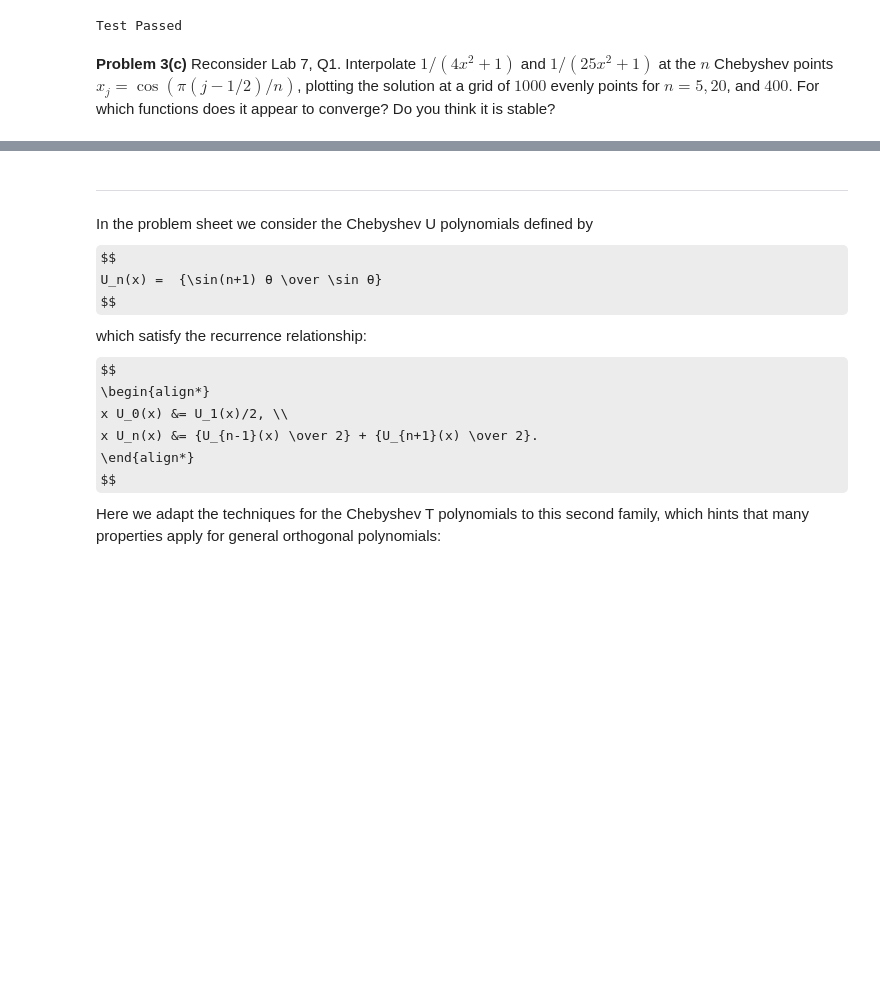
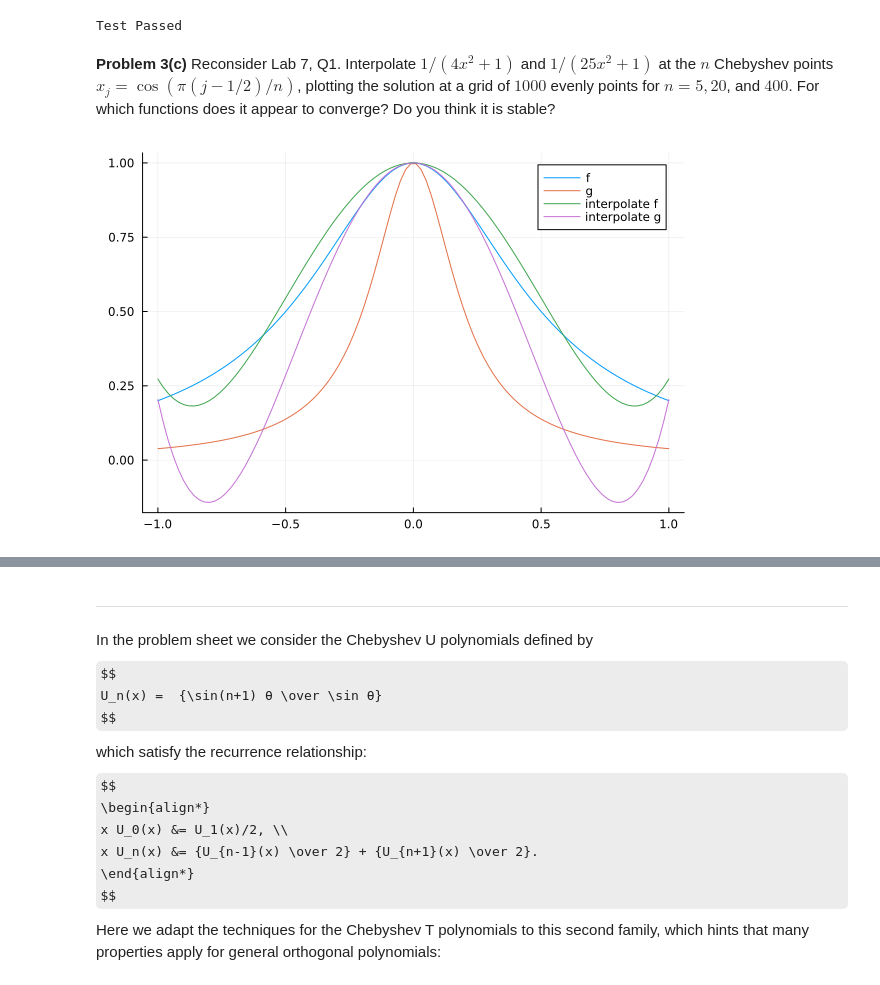
Before and after one commit to lovelife383/MATH50003NumericalAnalysis, a Jupyter notebook: labs/lab9.ipynb, the cells around one changed output, grey strips where cells are left out. Drawn from its saved outputs; the diff is of its cells as text; code cells hidden in the pictures; some formulas as TeX source; blank space fills up the shorter version.

```diff
--- a/labs/lab9.ipynb
+++ b/labs/lab9.ipynb
@@ -285,0 +283,15 @@ For which functions does it appear to converge? Do you think it is stable?
+# %%
+f = x -> 1/(4x^2 + 1)
+g = x -> 1/(25x^2 + 1)
+n = 5
+V = chebyshevvandermonde(n)
+x = [cos(π*(j - 1/2)/n) for j in 1:n]
+interpolation_f = y -> chebyshevt_vec(n-1, y)' * (V \ f.(x))
+interpolation_g = y -> chebyshevt_vec.(n-1, y)' * (V \ g.(x))
+h = range(-1,1,100)
+plot(h, f.(h); label="f")
+plot!(h, g.(h); label="g")
+plot!(h, interpolation_f.(h); label="interpolate f")
+plot!(h, interpolation_g.(h); label="interpolate g")
+# %% [output]
+[figure, added]
```
Also changed, not shown: parts of 4 cells of this notebook.
